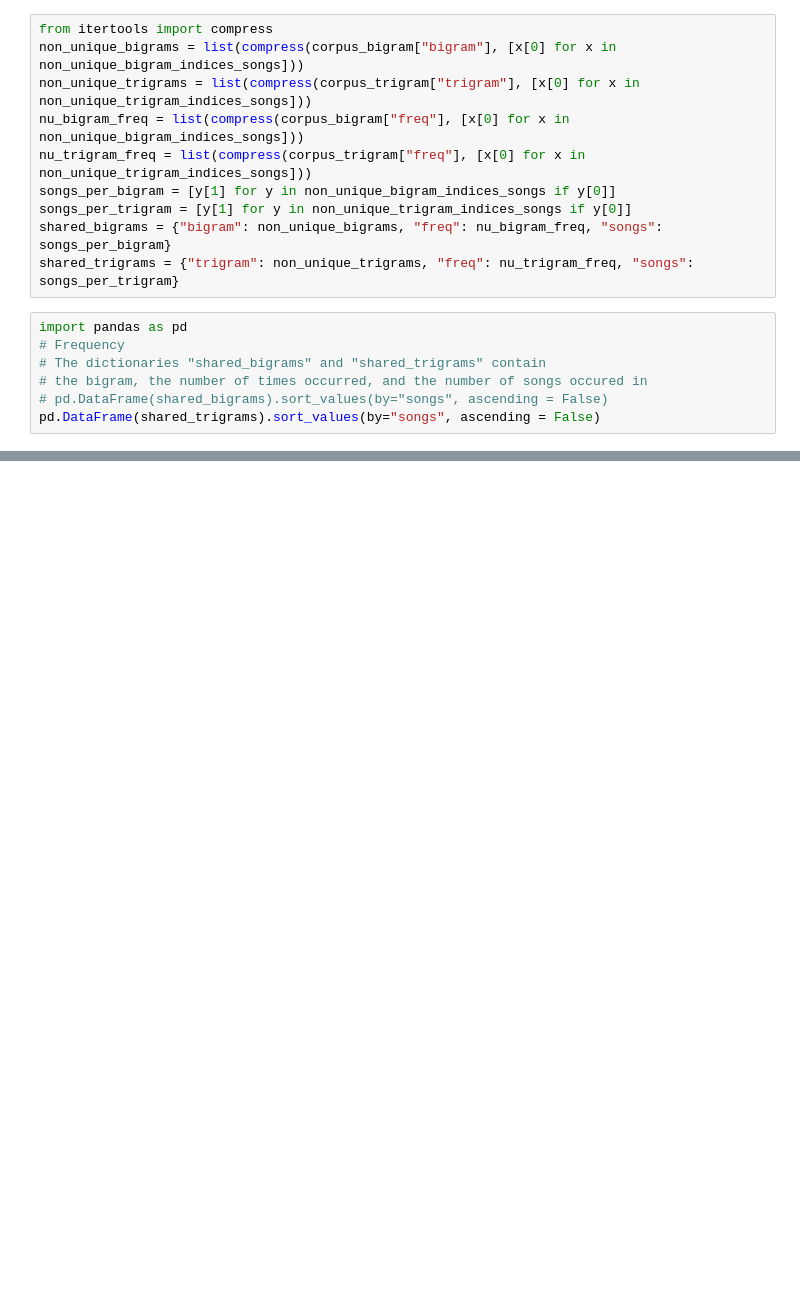
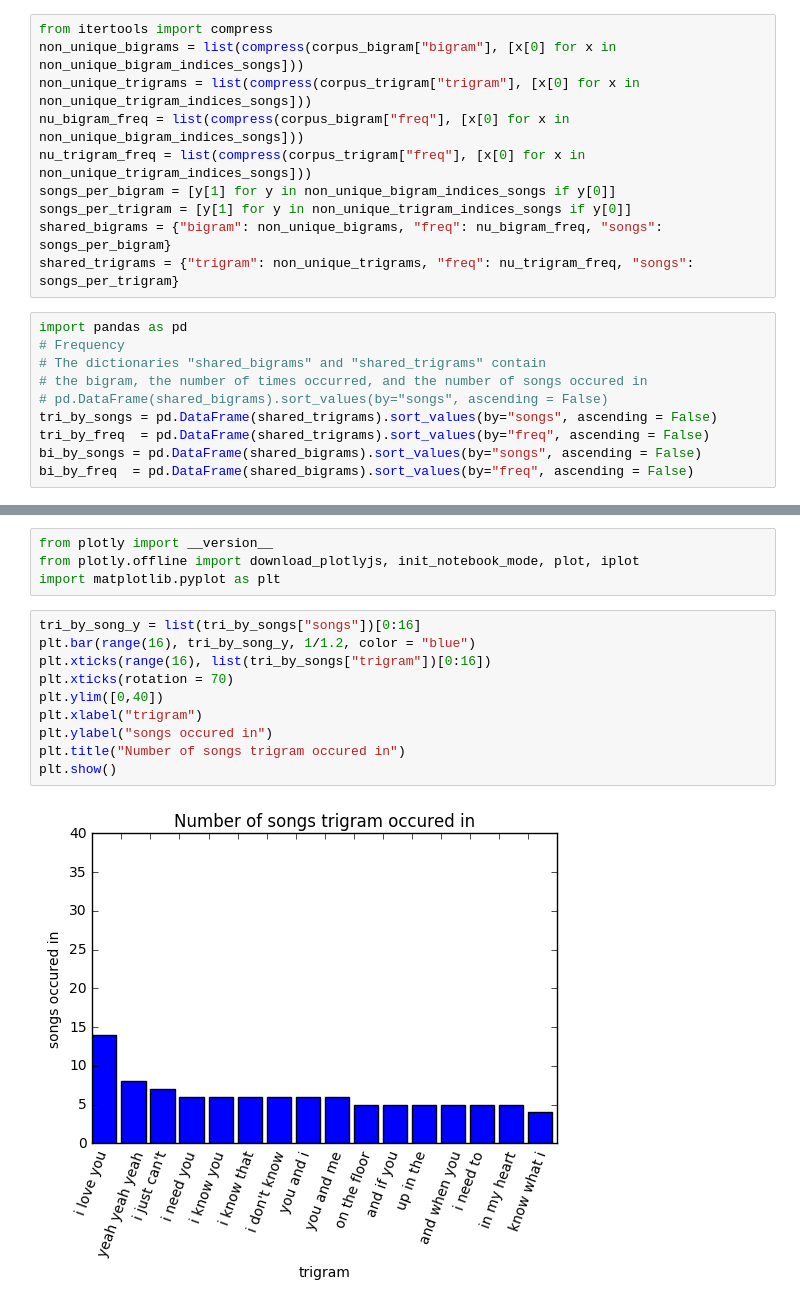
Before and after one commit to sssantos/141bravo, a Jupyter notebook: NGRAMS.ipynb, the cells around one changed output, grey strips where cells are left out. Drawn from its saved outputs; the diff is of its cells as text; blank space fills up the shorter version.

Commit message:
ngram visualization

```diff
--- a/NGRAMS.ipynb
+++ b/NGRAMS.ipynb
@@ -167,4 +167,7 @@ import pandas as pd
 # The dictionaries "shared_bigrams" and "shared_trigrams" contain
 # the bigram, the number of times occurred, and the number of songs occured in
 # pd.DataFrame(shared_bigrams).sort_values(by="songs", ascending = False)
-pd.DataFrame(shared_trigrams).sort_values(by="songs", ascending = False)
+tri_by_songs = pd.DataFrame(shared_trigrams).sort_values(by="songs", ascending = False)
+tri_by_freq  = pd.DataFrame(shared_trigrams).sort_values(by="freq", ascending = False)
+bi_by_songs = pd.DataFrame(shared_bigrams).sort_values(by="songs", ascending = False)
+bi_by_freq  = pd.DataFrame(shared_bigrams).sort_values(by="freq", ascending = False)
@@ -208,0 +174,16 @@ pd.DataFrame(shared_trigrams).sort_values(by="songs", ascending = False)
+# %%
+from plotly import __version__
+from plotly.offline import download_plotlyjs, init_notebook_mode, plot, iplot
+import matplotlib.pyplot as plt
+# %%
+tri_by_song_y = list(tri_by_songs["songs"])[0:16]
+plt.bar(range(16), tri_by_song_y, 1/1.2, color = "blue")
+plt.xticks(range(16), list(tri_by_songs["trigram"])[0:16])
+plt.xticks(rotation = 70)
+plt.ylim([0,40])
+plt.xlabel("trigram")
+plt.ylabel("songs occured in")
+plt.title("Number of songs trigram occured in")
+plt.show()
+# %% [output]
+[figure, added]
```
Also changed, not shown: parts of 5 cells of this notebook, 2 other files.
